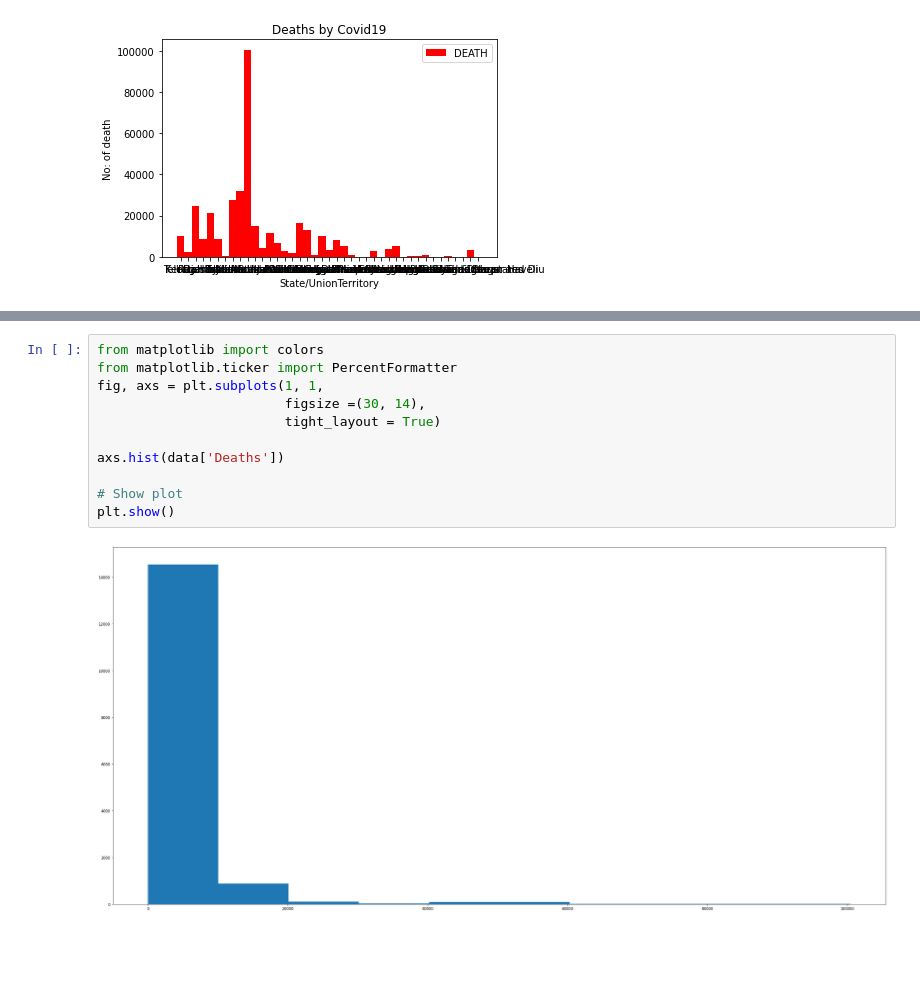
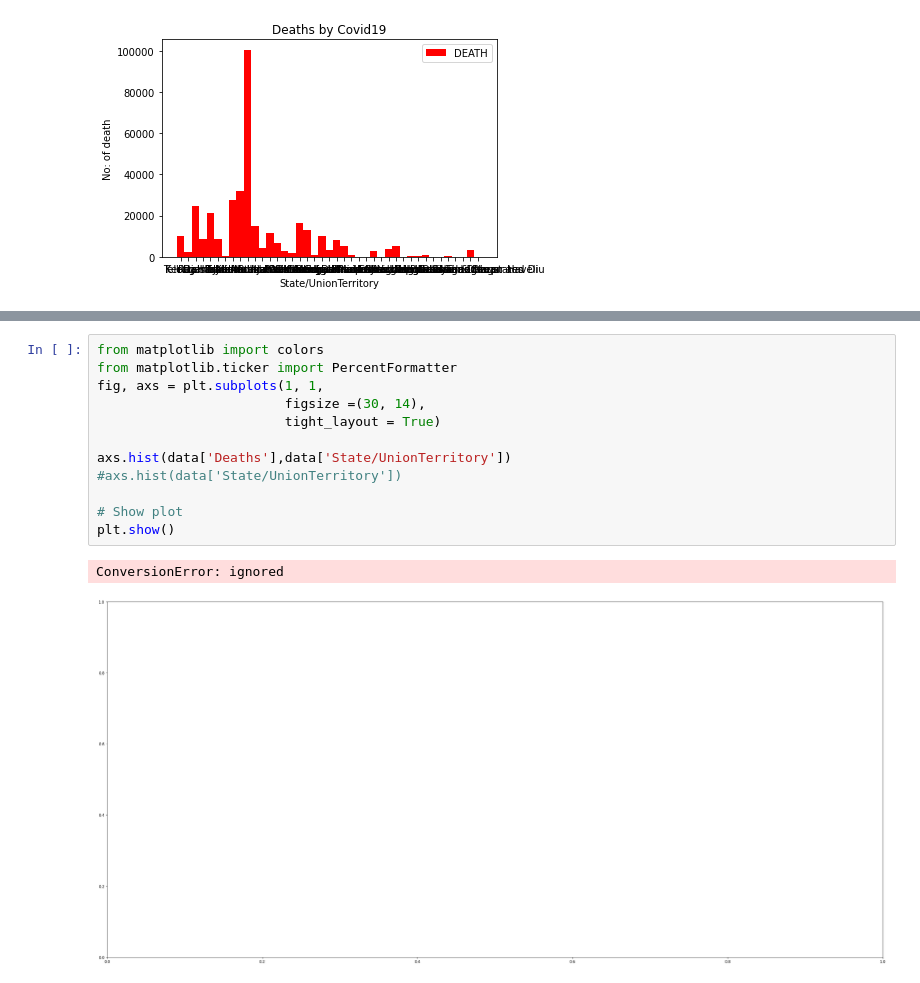
Before and after one commit to jacob-siby/DV_CovData, a Jupyter notebook: DV_cov_data.ipynb, the cells around one changed output, grey strips where cells are left out. Saved outputs shown, nothing was run; the diff lists cells and outputs as text; blank space fills up the shorter version.

```diff
--- a/DV_cov_data.ipynb
+++ b/DV_cov_data.ipynb
@@ -103,13 +144,15 @@ plt.show()
 # %%
 from matplotlib import colors
 from matplotlib.ticker import PercentFormatter
 fig, axs = plt.subplots(1, 1,
                         figsize =(30, 14),
                         tight_layout = True)
 
-axs.hist(data['Deaths'])
+axs.hist(data['Deaths'],data['State/UnionTerritory'])
+#axs.hist(data['State/UnionTerritory'])
 
 # Show plot
 plt.show()
 # %% [output]
+ConversionError: ignored
-[figure, old version]
+[figure, new version]
```
Also changed, not shown: parts of 8 cells of this notebook.
